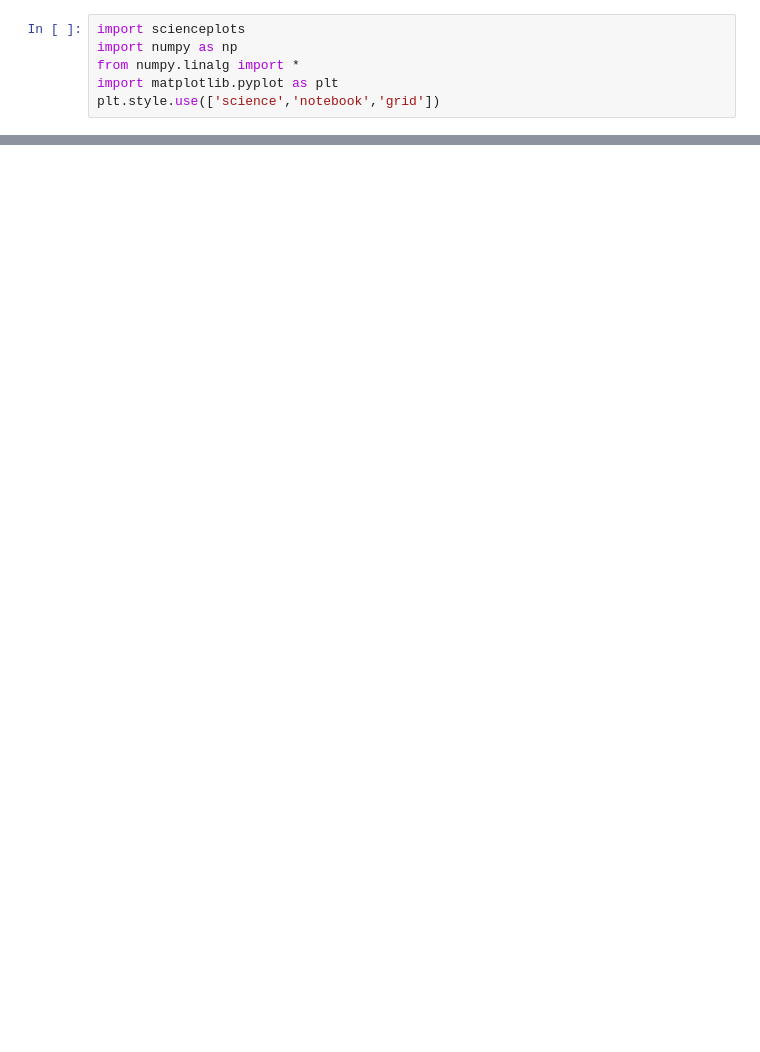
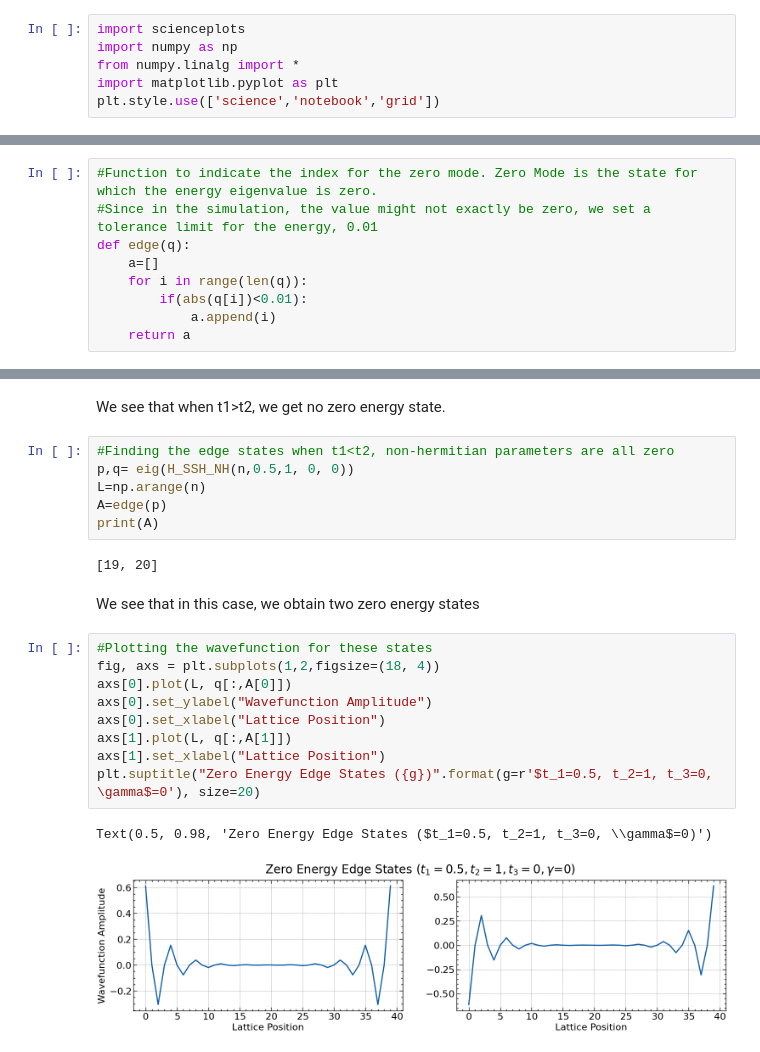
Before and after one commit to LoneWolf1304/Codes-Plots-and-other-Stuffs, a Jupyter notebook: SSH Model.ipynb, the cells around one changed output, grey strips where cells are left out. Saved outputs shown, nothing was run; the diff lists cells and outputs as text; blank space fills up the shorter version.

```diff
--- a/SSH Model.ipynb
+++ b/SSH Model.ipynb
@@ -85,0 +82,9 @@ while i<2:
+# %%
+#Function to indicate the index for the zero mode. Zero Mode is the state for which the energy eigenvalue is zero.
+#Since in the simulation, the value might not exactly be zero, we set a tolerance limit for the energy, 0.01
+def edge(q):
+    a=[]
+    for i in range(len(q)):
+        if(abs(q[i])<0.01):
+            a.append(i)
+    return a
@@ -85,0 +100,24 @@ while i<2:
+# %% [markdown]
+We see that when t1>t2, we get no zero energy state.
+# %%
+#Finding the edge states when t1<t2, non-hermitian parameters are all zero
+p,q= eig(H_SSH_NH(n,0.5,1, 0, 0))
+L=np.arange(n)
+A=edge(p)
+print(A)
+# %% [output]
+[19, 20]
+# %% [markdown]
+We see that in this case, we obtain two zero energy states
+# %%
+#Plotting the wavefunction for these states
+fig, axs = plt.subplots(1,2,figsize=(18, 4))
+axs[0].plot(L, q[:,A[0]])
+axs[0].set_ylabel("Wavefunction Amplitude")
+axs[0].set_xlabel("Lattice Position")
+axs[1].plot(L, q[:,A[1]])
+axs[1].set_xlabel("Lattice Position")
+plt.suptitle("Zero Energy Edge States ({g})".format(g=r'$t_1=0.5, t_2=1, t_3=0, \gamma$=0'), size=20)
+# %% [output]
+Text(0.5, 0.98, 'Zero Energy Edge States ($t_1=0.5, t_2=1, t_3=0, \\gamma$=0)')
+[figure, added]
```
Also changed, not shown: parts of 29 cells of this notebook.
